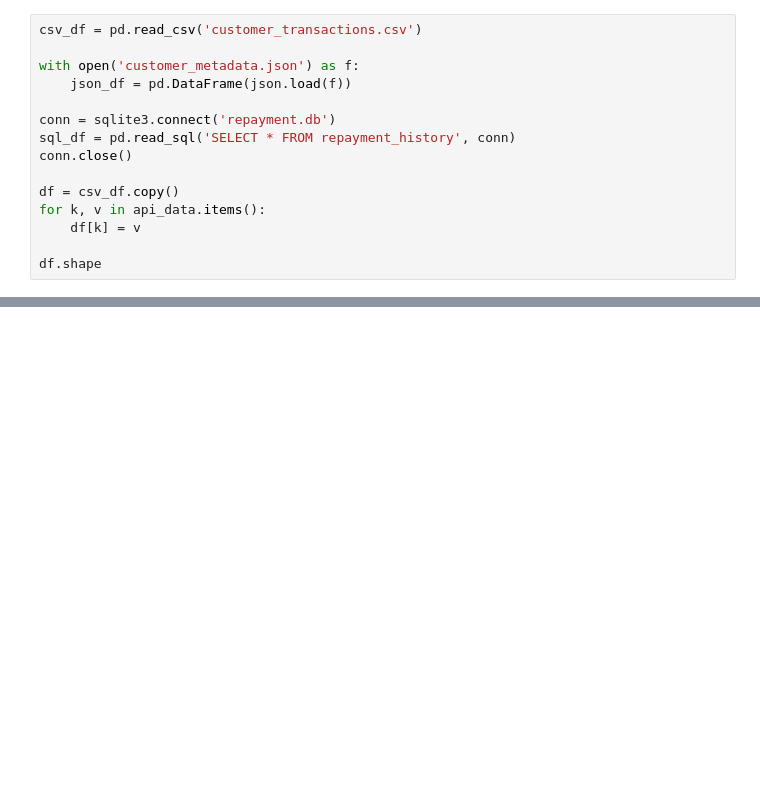
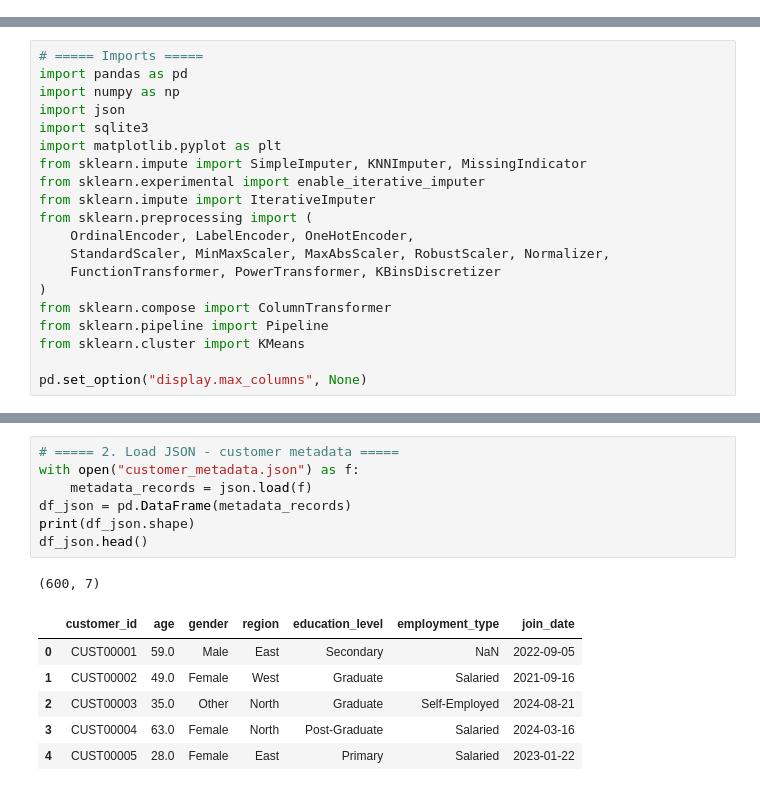
Before and after one commit to omvaja693-create/Holistic-Data-Preparer-, a Jupyter notebook: Holistic_Data_Preparer.ipynb, the cells around one changed output, grey strips where cells are left out. Cells and saved outputs as stored; diff of their text form; blank space fills up the shorter version.

```diff
--- a/Holistic_Data_Preparer.ipynb
+++ b/Holistic_Data_Preparer.ipynb
@@ -64,15 +0,0 @@ api_data
-# %%
-csv_df = pd.read_csv('customer_transactions.csv')
-
-with open('customer_metadata.json') as f:
-    json_df = pd.DataFrame(json.load(f))
-
-conn = sqlite3.connect('repayment.db')
-sql_df = pd.read_sql('SELECT * FROM repayment_history', conn)
-conn.close()
-
-df = csv_df.copy()
-for k, v in api_data.items():
-    df[k] = v
-
-df.shape
@@ -376,0 +59,20 @@ df.shape
+# %%
+# ===== Imports =====
+import pandas as pd
+import numpy as np
+import json
+import sqlite3
+import matplotlib.pyplot as plt
+from sklearn.impute import SimpleImputer, KNNImputer, MissingIndicator
+from sklearn.experimental import enable_iterative_imputer
+from sklearn.impute import IterativeImputer
+from sklearn.preprocessing import (
+    OrdinalEncoder, LabelEncoder, OneHotEncoder,
+    StandardScaler, MinMaxScaler, MaxAbsScaler, RobustScaler, Normalizer,
+    FunctionTransformer, PowerTransformer, KBinsDiscretizer
+)
+from sklearn.compose import ColumnTransformer
+from sklearn.pipeline import Pipeline
+from sklearn.cluster import KMeans
+
+pd.set_option("display.max_columns", None)
@@ -376,0 +92,15 @@ df.shape
+# %%
+# ===== 2. Load JSON - customer metadata =====
+with open("customer_metadata.json") as f:
+    metadata_records = json.load(f)
+df_json = pd.DataFrame(metadata_records)
+print(df_json.shape)
+df_json.head()
+# %% [output]
+(600, 7)
+|  | customer_id | age | gender | region | education_level | employment_type | join_date |
+| 0 | CUST00001 | 59.0 | Male | East | Secondary | NaN | 2022-09-05 |
+| 1 | CUST00002 | 49.0 | Female | West | Graduate | Salaried | 2021-09-16 |
+| 2 | CUST00003 | 35.0 | Other | North | Graduate | Self-Employed | 2024-08-21 |
+| 3 | CUST00004 | 63.0 | Female | North | Post-Graduate | Salaried | 2024-03-16 |
+| 4 | CUST00005 | 28.0 | Female | East | Primary | Salaried | 2023-01-22 |
```
Also changed, not shown: parts of 121 cells of this notebook, 6 other files.
